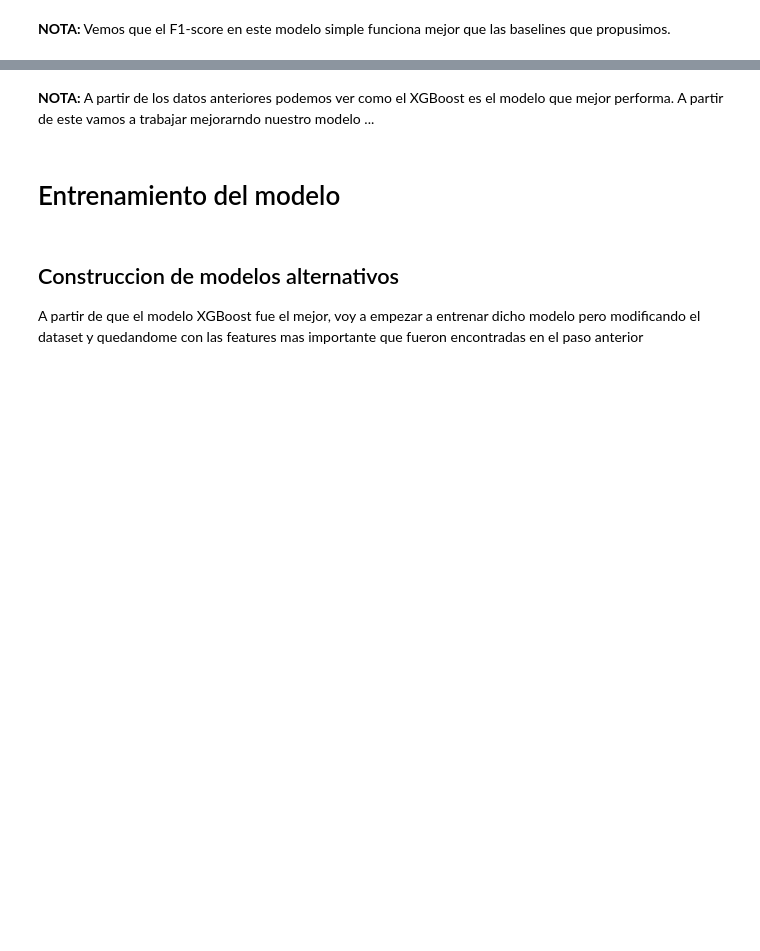
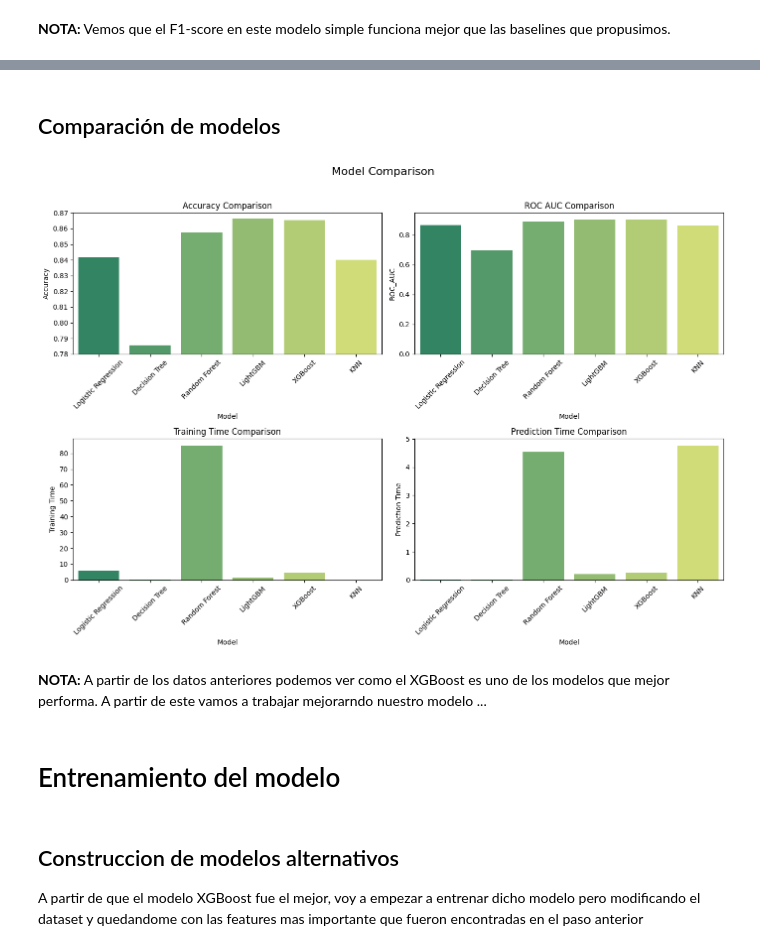
Before and after one commit to diegosarina-ceia/AMq1, a Jupyter notebook: TP_Final_Entrenamiento_WeatherAustralia.ipynb, the cells around one changed output, grey strips where cells are left out. Drawn from its saved outputs; the diff is of its cells as text; code cells hidden in the pictures; blank space fills up the shorter version.

```diff
--- a/TP_Final_Entrenamiento_WeatherAustralia.ipynb
+++ b/TP_Final_Entrenamiento_WeatherAustralia.ipynb
@@ -498,7 +530,7 @@ params_dt = {'max_depth': 30,
              'max_features': "sqrt"}
 
 model_dt = DecisionTreeClassifier(**params_dt)
-model_dt, accuracy_dt, roc_auc_dt, coh_kap_dt, tt_dt = run_model(model_dt, X_train, y_train, X_test, y_test, "Arbol de desición")
+model_dt, accuracy_dt, roc_auc_dt, coh_kap_dt, ttt_dt , ttp_dt = run_model(model_dt, X_train, y_train, X_test, y_test, "Arbol de desición")
 # %% [output]
 [figure]
 [figure]
@@ -515,11 +549,11 @@ Accuracy: 0.7864637542546907
 params_rf = {'max_depth': 16,
              'min_samples_leaf': 1,
              'min_samples_split': 2,
-             'n_estimators': 100,
+             'n_estimators': 500,
              'random_state': 12345}
 
 model_rf = rf(**params_rf)
-model_rf, accuracy_rf, roc_auc_rf, coh_kap_rf, tt_rf = run_model(model_rf, X_train, y_train, X_test, y_test, "Random Forest")
+model_rf, accuracy_rf, roc_auc_rf, coh_kap_rf, ttt_rf , ttp_rf = run_model(model_rf, X_train, y_train, X_test, y_test, "Random Forest")
 # %% [output]
 [figure]
 [figure]
@@ -537,7 +574,7 @@ Accuracy: 0.8566485695800163
 params_lgb ={'colsample_bytree': 0.95,
          'max_depth': 16,
          'min_split_gain': 0.1,
-         'n_estimators': 200,
+         'n_estimators': 500,
          'num_leaves': 50,
          'reg_alpha': 1.2,
          'reg_lambda': 1.2,
@@ -545,5 +582,5 @@ params_lgb ={'colsample_bytree': 0.95,
          'subsample_freq': 20}
 
 model_lgb = lgb.LGBMClassifier(**params_lgb)
-model_lgb, accuracy_lgb, roc_auc_lgb, coh_kap_lgb, tt_lgb = run_model(model_lgb, X_train, y_train, X_test, y_test, "LightGBM")
+model_lgb, accuracy_lgb, roc_auc_lgb, coh_kap_lgb, ttt_lgb , ttp_lgb = run_model(model_lgb, X_train, y_train, X_test, y_test, "LightGBM")
 # %% [output]
@@ -619,5 +659,60 @@ Passing `palette` without assigning `hue` is deprecated and will be removed in v
+# %% [markdown]
+## Comparación de modelos
+# %%
+# Define the scores and time taken for each model
+accuracy_scores = [accuracy_lr, accuracy_dt, accuracy_rf, accuracy_lgb, accuracy_xgb, accuracy_knn]
+roc_auc_scores = [roc_auc_lr, roc_auc_dt, roc_auc_rf, roc_auc_lgb, roc_auc_xgb, roc_auc_knn]
+ttt = [ttt_lr, ttt_dt, ttt_rf, ttt_lgb, ttt_xgb, ttt_knn]
+ttp = [ttp_lr, ttp_dt, ttp_rf, ttp_lgb, ttp_xgb, ttp_knn]
+
+# Define the model names
+models = ['Logistic Regression', 'Decision Tree', 'Random Forest', 'LightGBM', 'XGBoost', 'KNN']
+
+# Create a dataframe for plotting
+model_data = {
+    'Model': models,
+    'Accuracy': accuracy_scores,
+    'ROC_AUC': roc_auc_scores,
+    'Training Time': ttt,
+    'Prediction Time': ttp
+}
+data = pd.DataFrame(model_data)
+
+# Set up the figure and subplots
+fig, axes = plt.subplots(2, 2, figsize=(14, 10))
+fig.suptitle('Model Comparison', fontsize=16)
+
+# Define the color palette
+palette = 'summer'
+
+# Plot Accuracy
+sns.barplot(x='Model', y='Accuracy', data=data, ax=axes[0, 0], palette=palette)
+axes[0, 0].set_title('Accuracy Comparison')
+axes[0, 0].set_ylim(0.78, 0.87)
+axes[0, 0].tick_params(axis='x', rotation=45)
+
+# Plot ROC_AUC
+sns.barplot(x='Model', y='ROC_AUC', data=data, ax=axes[0, 1], palette=palette)
+axes[0, 1].set_title('ROC AUC Comparison')
+axes[0, 1].tick_params(axis='x', rotation=45)
+
+# Plot Training Time
+sns.barplot(x='Model', y='Training Time', data=data, ax=axes[1, 0], palette=palette)
+axes[1, 0].set_title('Training Time Comparison')
+axes[1, 0].tick_params(axis='x', rotation=45)
+
+# Plot Prediction Time
+sns.barplot(x='Model', y='Prediction Time', data=data, ax=axes[1, 1], palette=palette)
+axes[1, 1].set_title('Prediction Time Comparison')
+axes[1, 1].tick_params(axis='x', rotation=45)
+
+# Adjust the layout
+plt.tight_layout(rect=[0, 0, 1, 0.96])
+plt.show()
+# %% [output]
+[figure, added]
 # %% [markdown]
-**NOTA:** A partir de los datos anteriores podemos ver como el XGBoost es el modelo que mejor performa. A partir de este vamos a trabajar mejorarndo nuestro modelo ...
+**NOTA:** A partir de los datos anteriores podemos ver como el XGBoost es uno de los modelos que mejor performa. A partir de este vamos a trabajar mejorarndo nuestro modelo ...
 # %% [markdown]
 # Entrenamiento del modelo
 # %% [markdown]
```
Also changed, not shown: parts of 52 cells of this notebook, 1 other file.
